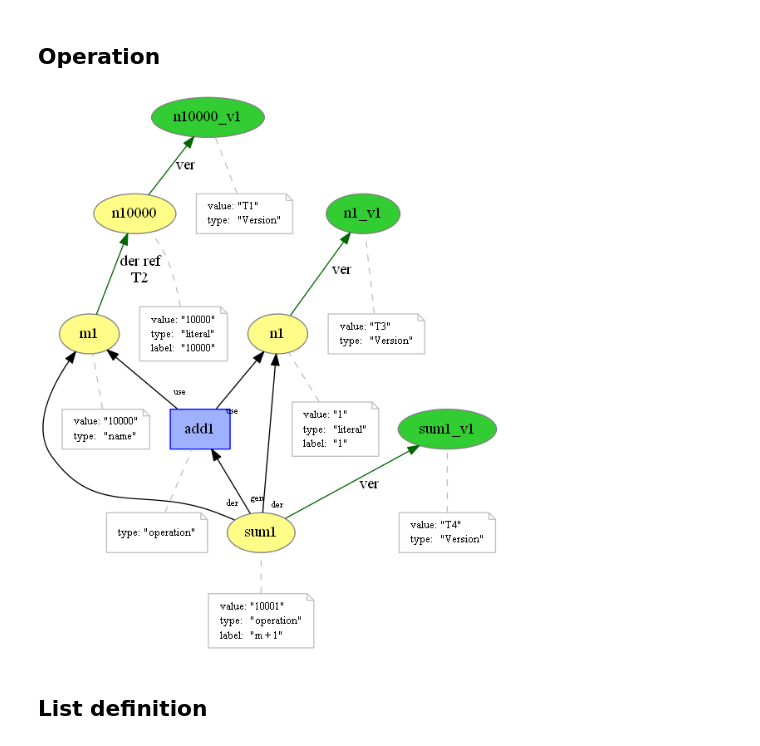
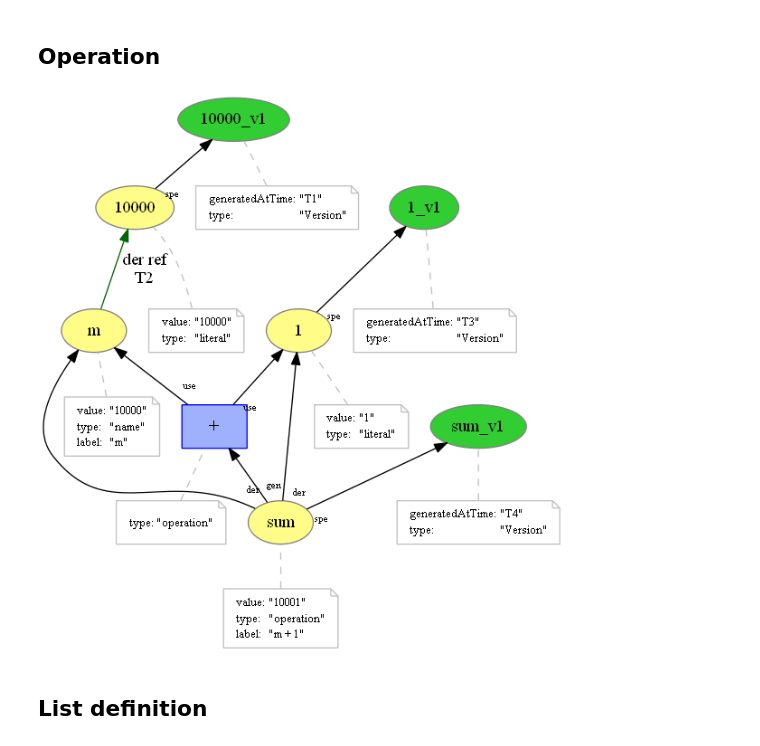
Before and after one commit to dew-uff/versioned-prov, a Jupyter notebook: notebooks/[Explicit-Versioned-PROV] Mapping.ipynb, the cells around one changed output. Saved outputs shown, nothing was run; the diff lists cells and outputs as text; code cells hidden in the pictures.

```diff
--- a/notebooks/[Explicit-Versioned-PROV] Mapping.ipynb
+++ b/notebooks/[Explicit-Versioned-PROV] Mapping.ipynb
@@ -57,29 +57,29 @@ referenceDerivedFrom(m1, n10000, assign1, g1, u1, T2)
 # %%
 %%provn -o ../explicit_versioned/operation -e png svg pdf provn
 // previous
-entity(n10000, [value="10000", type="literal", label="10000"])
-entity(n10000_v1, [value="T1", type="Version"])
-hadVersion(n10000, n10000_v1)
-entity(m1, [value="10000", type="name"])
-referenceDerivedFrom(m1, n10000, -, -, -, T2)
+entity(10000, [value="10000", type="literal"])
+entity(10000_v1, [generatedAtTime="T1", type="Version"])
+specializationOf(10000, 10000_v1)
+entity(m, [value="10000", type="name", label="m"])
+referenceDerivedFrom(m, 10000, assign1, g1, u1, T2)
 
 // new
-entity(n1, [value="1", type="literal", label="1"])
-entity(n1_v1, [value="T3", type="Version"])
-hadVersion(n1, n1_v1)
+entity(1, [value="1", type="literal"])
+entity(1_v1, [generatedAtTime="T3", type="Version"])
+specializationOf(1, 1_v1)
 
-entity(sum1, [value="10001", type="operation", label="m + 1"])
-entity(sum1_v1, [value="T4", type="Version"])
-hadVersion(sum1, sum1_v1)
+entity(sum, [value="10001", type="operation", label="m + 1"])
+entity(sum_v1, [generatedAtTime="T4", type="Version"])
+specializationOf(sum, sum_v1)
 
-activity(add1, [type="operation"])
-used(u2; add1, m1, -)
-used(u3; add1, n1, -)
-wasGeneratedBy(g2; sum1, add1, -)
-wasDerivedFrom(sum1, m1, add1, g2, u2)
-wasDerivedFrom(sum1, n1, add1, g3, u3)
+activity(+, [type="operation"])
+used(u2; +, m, -)
+used(u3; +, 1, -)
+wasGeneratedBy(g2; sum, +, -)
+wasDerivedFrom(sum, m, +, g2, u2)
+wasDerivedFrom(sum, 1, +, g3, u3)
 # %% [output]
-[figure, old version]
+[figure, new version]
 # %% [markdown]
 ## List definition
 # %%
```
Also changed, not shown: parts of 9 cells of this notebook, 53 other files.
